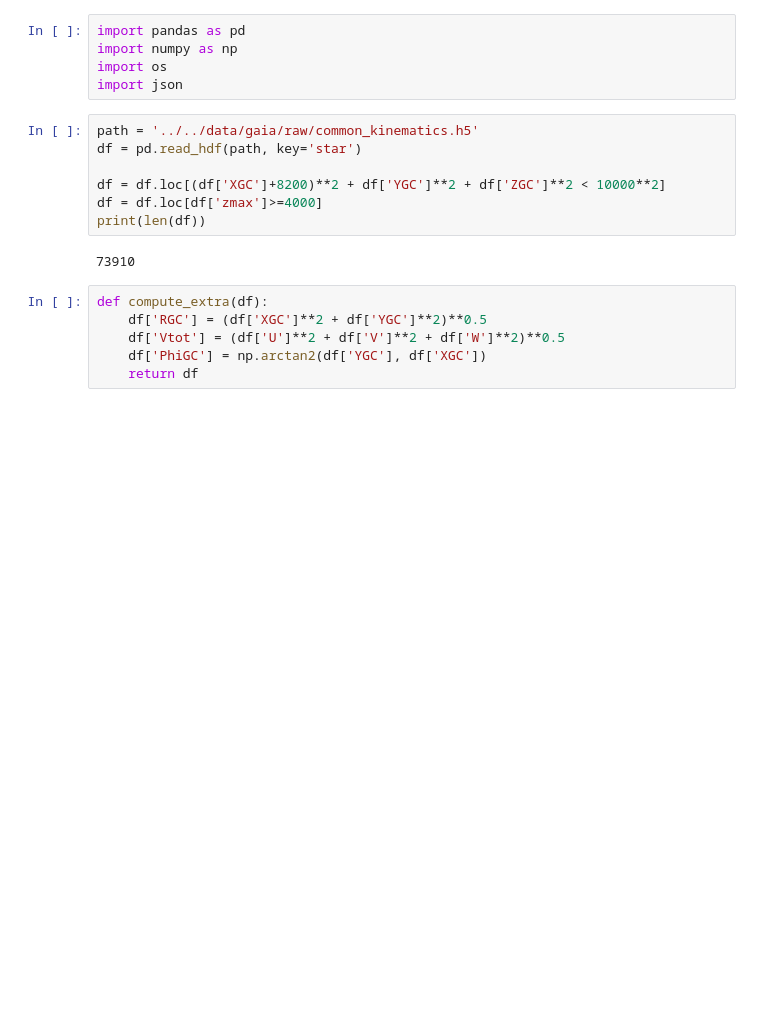
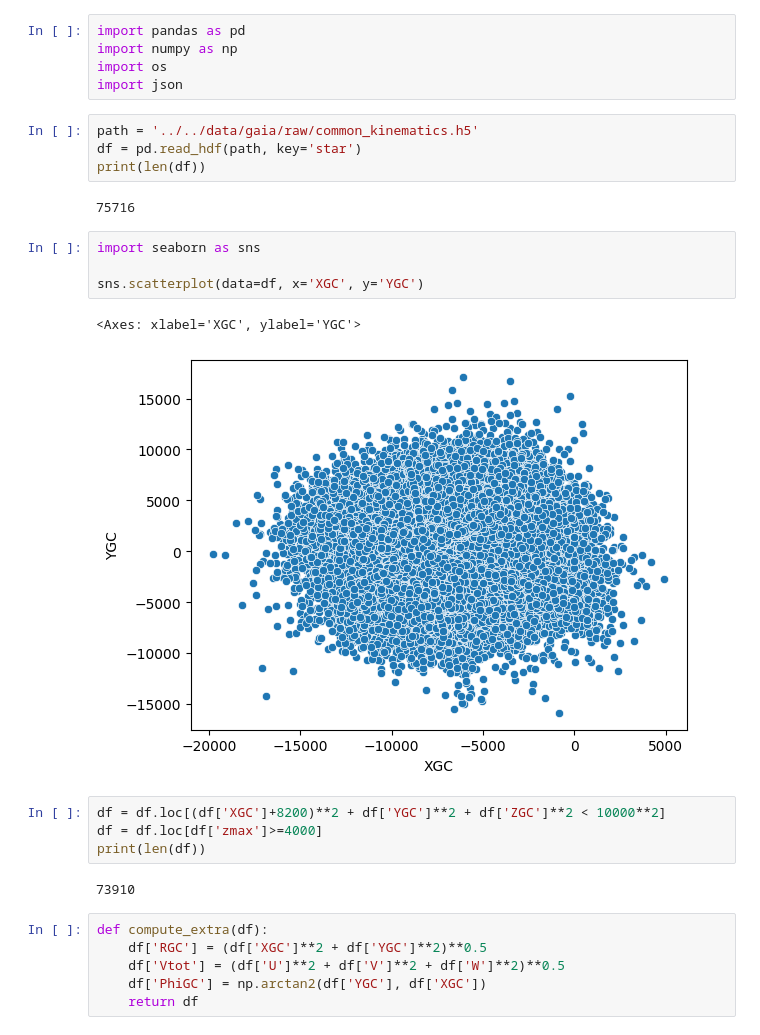
Before and after one commit to michaelyhuang23/StellarCluster, a Jupyter notebook: notebooks/gaia-process/compute_additional_features.ipynb, the cells around one changed output. Drawn from its saved outputs; the diff is of its cells as text; blank space fills up the shorter version.

```diff
--- a/notebooks/gaia-process/compute_additional_features.ipynb
+++ b/notebooks/gaia-process/compute_additional_features.ipynb
@@ -6,12 +6,22 @@ import json
 # %%
 path = '../../data/gaia/raw/common_kinematics.h5'
 df = pd.read_hdf(path, key='star')
-
-df = df.loc[(df['XGC']+8200)**2 + df['YGC']**2 + df['ZGC']**2 < 10000**2]
-df = df.loc[df['zmax']>=4000]
 print(len(df))
 # %% [output]
-73910
+75716
+# %%
+import seaborn as sns
+
+sns.scatterplot(data=df, x='XGC', y='YGC')
+# %% [output]
+<Axes: xlabel='XGC', ylabel='YGC'>
+[figure, added]
+# %%
+df = df.loc[(df['XGC']+8200)**2 + df['YGC']**2 + df['ZGC']**2 < 10000**2]
+df = df.loc[df['zmax']>=4000]
+print(len(df))
+# %% [output]
+73910
 # %%
 def compute_extra(df):
     df['RGC'] = (df['XGC']**2 + df['YGC']**2)**0.5
```
Also changed, not shown: parts of 1 cell of this notebook, 7 other files.
